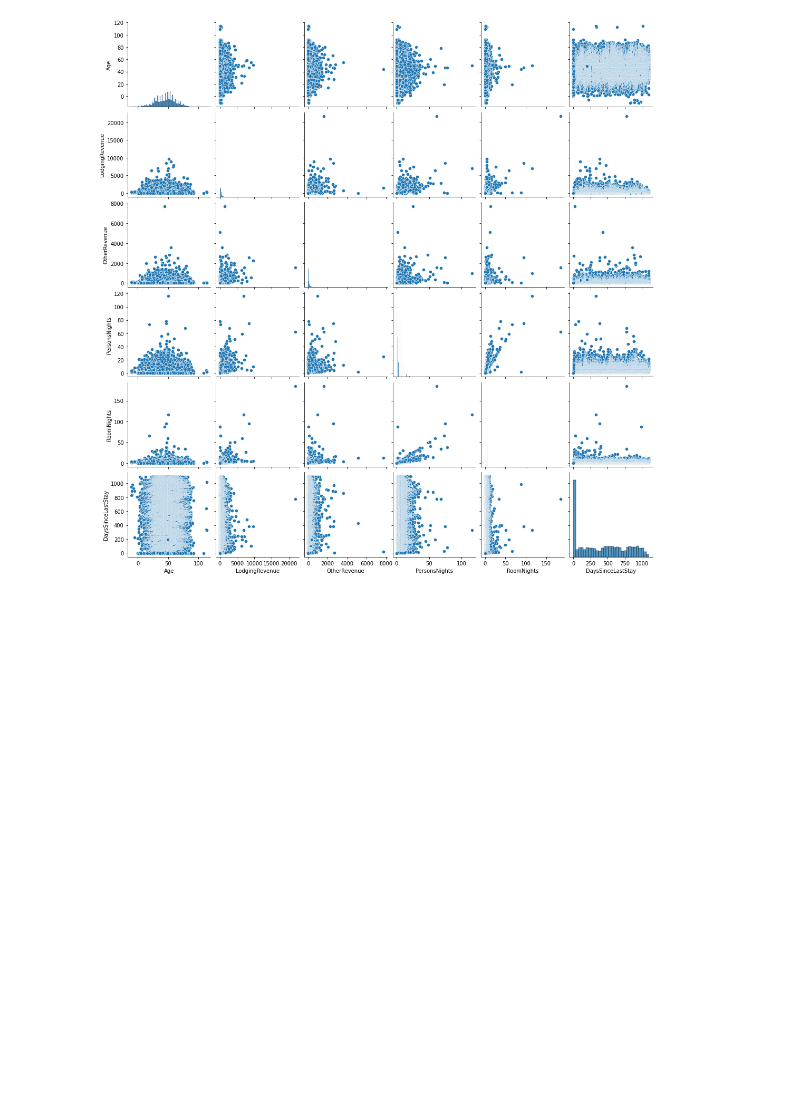
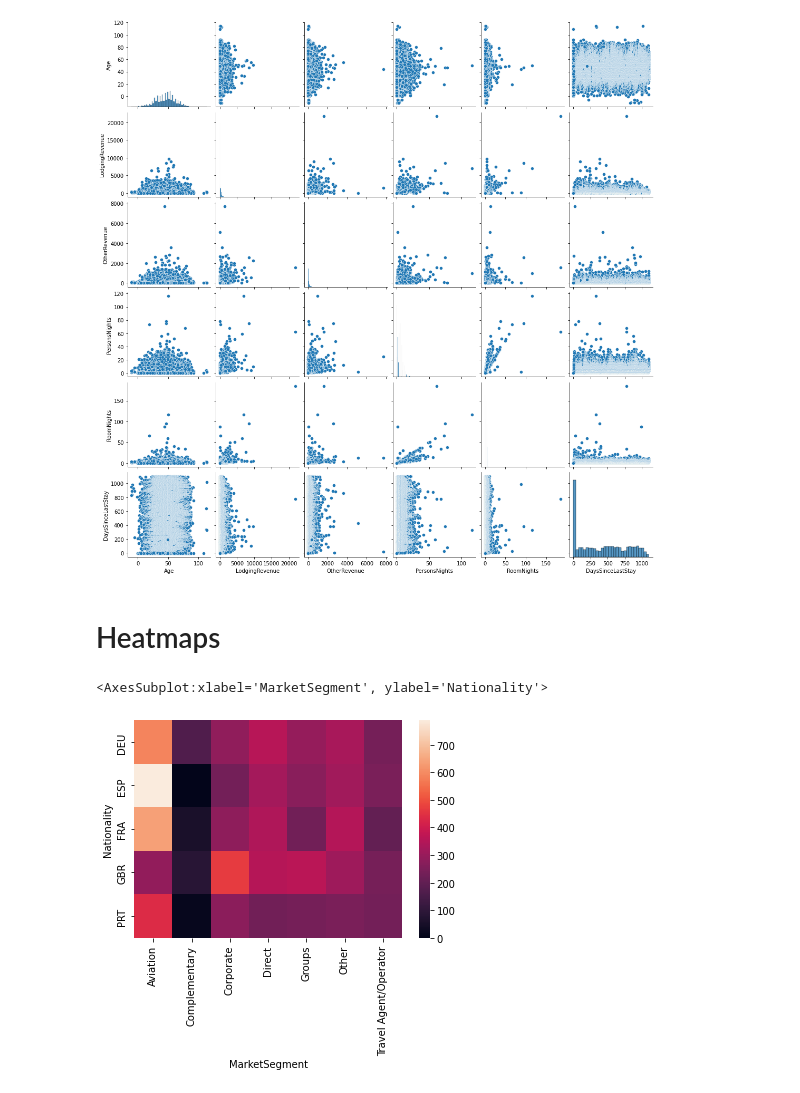
Before and after one commit to naruhikohama/dataviz-python, a Jupyter notebook: Seaborn/seaborn_assignments.ipynb, the cells around one changed output. Drawn from its saved outputs; the diff is of its cells as text; code cells hidden in the pictures; blank space fills up the shorter version.

Commit message:
heatmap seaborn assignment

```diff
--- a/Seaborn/seaborn_assignments.ipynb
+++ b/Seaborn/seaborn_assignments.ipynb
@@ -137,3 +137,19 @@ sns.pairplot(top5_countries.iloc[:, [2, 5, 6, 10, 11, 12]])
 # %% [output]
 <seaborn.axisgrid.PairGrid at 0x...>
 [figure]
+# %% [markdown]
+# Heatmaps
+# %%
+hotels_pivot = (
+    top5_countries
+    .pivot_table(
+        index = 'Nationality',
+        columns = 'MarketSegment',
+        values = {"LodgingRevenue":'mean'}
+    )
+)
+# %%
+sns.heatmap(hotels_pivot.droplevel(0, axis = 1))
+# %% [output]
+<AxesSubplot:xlabel='MarketSegment', ylabel='Nationality'>
+[figure, added]
```
Also changed, not shown: parts of 1 cell of this notebook.
